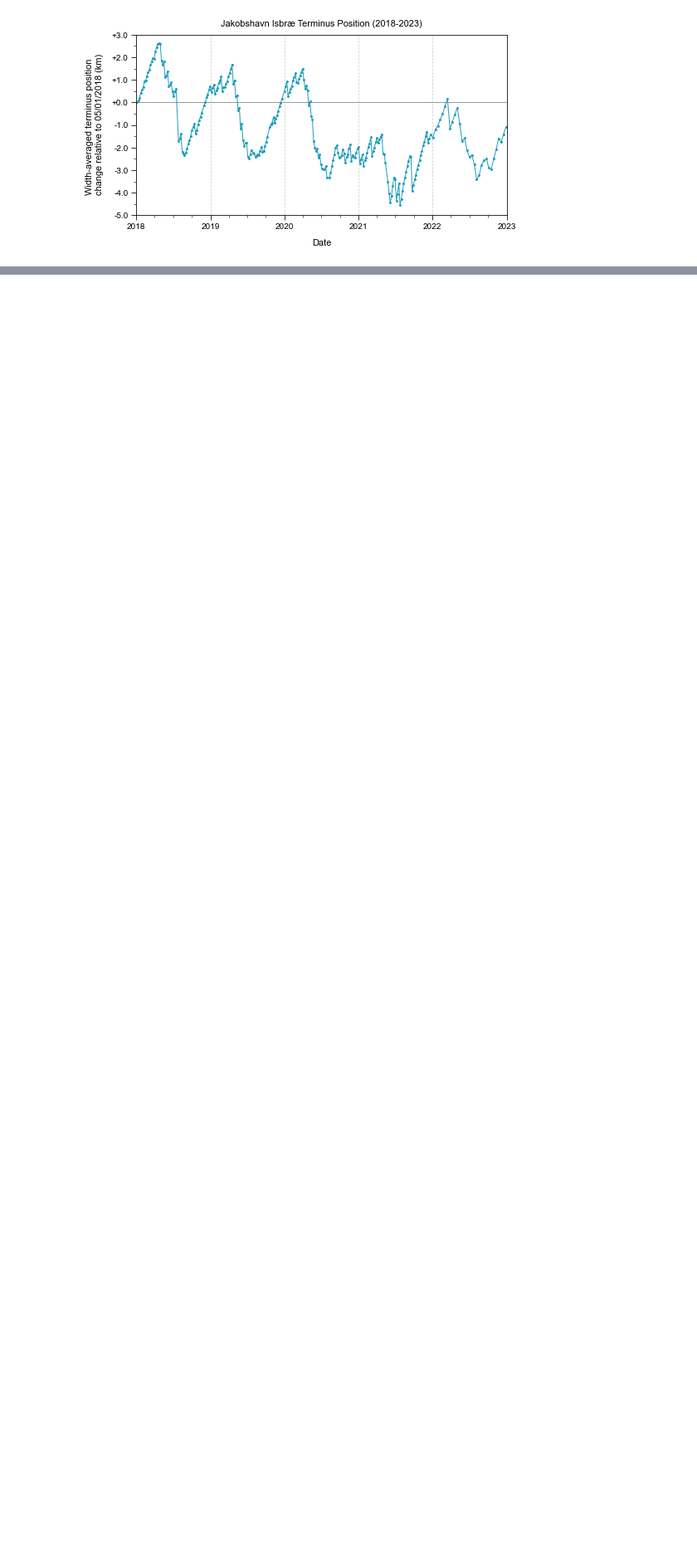
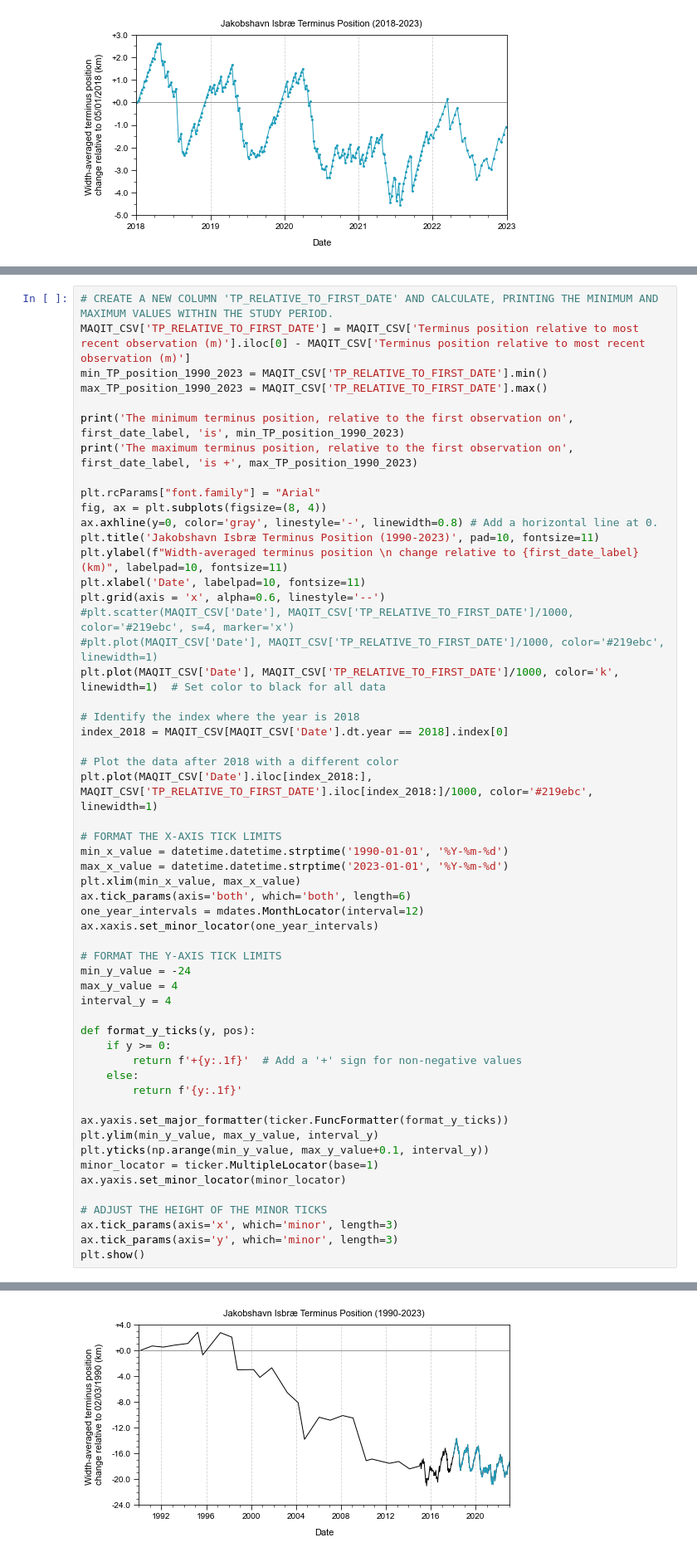
Before and after one commit to hannahpicton/jakobshavn_isbrae, a Jupyter notebook: terminus_position_plot.ipynb, the cells around one changed output, grey strips where cells are left out. Shown at 83% size. Saved outputs shown, nothing was run; the diff lists cells and outputs as text; blank space fills up the shorter version.

```diff
--- a/terminus_position_plot.ipynb
+++ b/terminus_position_plot.ipynb
@@ -99,0 +103,56 @@ plt.show()
+# %%
+# CREATE A NEW COLUMN 'TP_RELATIVE_TO_FIRST_DATE' AND CALCULATE, PRINTING THE MINIMUM AND MAXIMUM VALUES WITHIN THE STUDY PERIOD.
+MAQIT_CSV['TP_RELATIVE_TO_FIRST_DATE'] = MAQIT_CSV['Terminus position relative to most recent observation (m)'].iloc[0] - MAQIT_CSV['Terminus position relative to most recent observation (m)']
+min_TP_position_1990_2023 = MAQIT_CSV['TP_RELATIVE_TO_FIRST_DATE'].min()
+max_TP_position_1990_2023 = MAQIT_CSV['TP_RELATIVE_TO_FIRST_DATE'].max()
+
+print('The minimum terminus position, relative to the first observation on', first_date_label, 'is', min_TP_position_1990_2023)
+print('The maximum terminus position, relative to the first observation on', first_date_label, 'is +', max_TP_position_1990_2023)
+
+plt.rcParams["font.family"] = "Arial"
+fig, ax = plt.subplots(figsize=(8, 4))
+ax.axhline(y=0, color='gray', linestyle='-', linewidth=0.8) # Add a horizontal line at 0.
+plt.title('Jakobshavn Isbræ Terminus Position (1990-2023)', pad=10, fontsize=11)
+plt.ylabel(f"Width-averaged terminus position \n change relative to {first_date_label} (km)", labelpad=10, fontsize=11)
+plt.xlabel('Date', labelpad=10, fontsize=11)
+plt.grid(axis = 'x', alpha=0.6, linestyle='--')
+#plt.scatter(MAQIT_CSV['Date'], MAQIT_CSV['TP_RELATIVE_TO_FIRST_DATE']/1000, color='#219ebc', s=4, marker='x')
+#plt.plot(MAQIT_CSV['Date'], MAQIT_CSV['TP_RELATIVE_TO_FIRST_DATE']/1000, color='#219ebc', linewidth=1)
+plt.plot(MAQIT_CSV['Date'], MAQIT_CSV['TP_RELATIVE_TO_FIRST_DATE']/1000, color='k', linewidth=1)  # Set color to black for all data
+
+# Identify the index where the year is 2018
+index_2018 = MAQIT_CSV[MAQIT_CSV['Date'].dt.year == 2018].index[0]
+
+# Plot the data after 2018 with a different color
+plt.plot(MAQIT_CSV['Date'].iloc[index_2018:], MAQIT_CSV['TP_RELATIVE_TO_FIRST_DATE'].iloc[index_2018:]/1000, color='#219ebc', linewidth=1)
+
+# FORMAT THE X-AXIS TICK LIMITS
+min_x_value = datetime.datetime.strptime('1990-01-01', '%Y-%m-%d')
+max_x_value = datetime.datetime.strptime('2023-01-01', '%Y-%m-%d')
+plt.xlim(min_x_value, max_x_value)
+ax.tick_params(axis='both', which='both', length=6)
+one_year_intervals = mdates.MonthLocator(interval=12)
+ax.xaxis.set_minor_locator(one_year_intervals)
+
+# FORMAT THE Y-AXIS TICK LIMITS
+min_y_value = -24
+max_y_value = 4
+interval_y = 4
+
+def format_y_ticks(y, pos):
+    if y >= 0:
+        return f'+{y:.1f}'  # Add a '+' sign for non-negative values
+    else:
+        return f'{y:.1f}'
+
+ax.yaxis.set_major_formatter(ticker.FuncFormatter(format_y_ticks))
+plt.ylim(min_y_value, max_y_value, interval_y)
+plt.yticks(np.arange(min_y_value, max_y_value+0.1, interval_y))
+minor_locator = ticker.MultipleLocator(base=1)
+ax.yaxis.set_minor_locator(minor_locator)
+
+# ADJUST THE HEIGHT OF THE MINOR TICKS
+ax.tick_params(axis='x', which='minor', length=3)
+ax.tick_params(axis='y', which='minor', length=3)
+plt.show()
+# %% [output]
@@ -99,0 +161 @@ plt.show()
+[figure, added]
```
Also changed, not shown: parts of 2 cells of this notebook.
